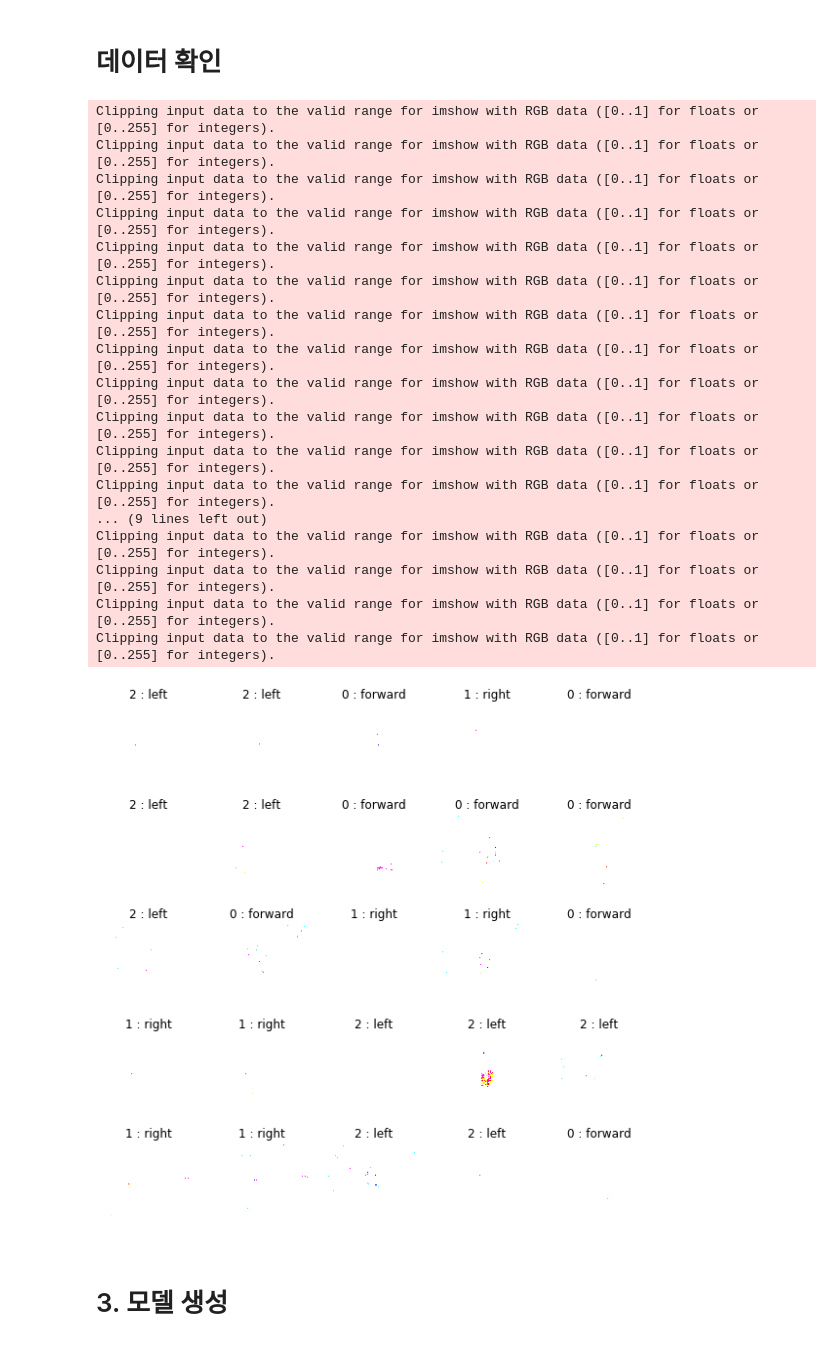
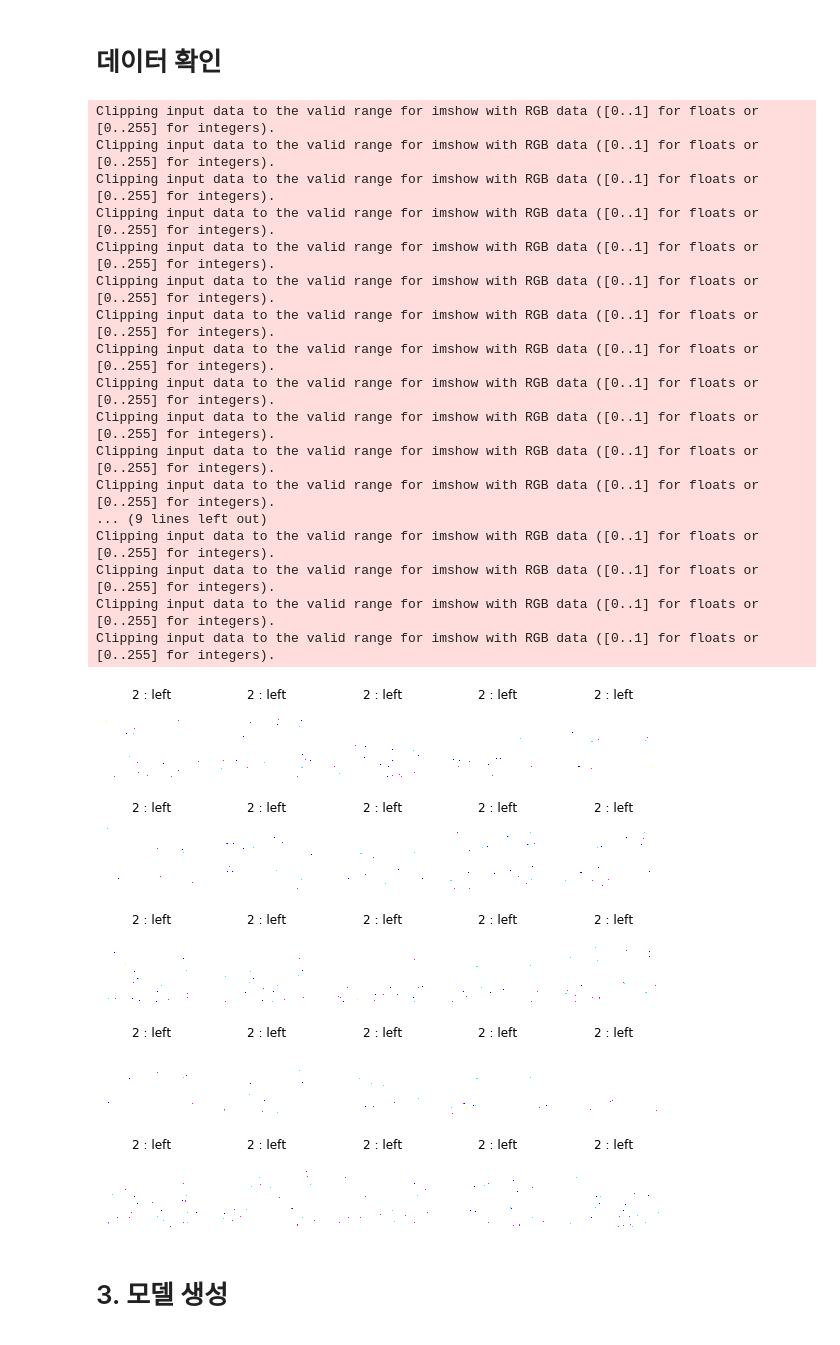
Before and after one commit to A1-PONATA/Hayoung, a Jupyter notebook: motion_model_test/motion_model_test1.ipynb, the cells around one changed output. Drawn from its saved outputs; the diff is of its cells as text; code cells hidden in the pictures.

Commit message:
new motion model

```diff
--- a/motion_model_test/motion_model_test1.ipynb
+++ b/motion_model_test/motion_model_test1.ipynb
@@ -22,11 +22,11 @@ import glob
 import sys
 from sklearn.model_selection import train_test_split
 
-x_train = np.empty((0, 320, 320, 3))
+x_train = np.empty((0, 180, 240, 3))
 y_train = np.empty((0, 3))
 print(y_train.shape)
 
-training_data = glob.glob('/home/pirl/Desktop/only_stage_motion_npz/*.npz')
+training_data = glob.glob('/home/pirl/Desktop/motion_prepro_fin2/*.npz')
 #print(training_data)
 idx=1
 for single_npz in training_data:
@@ -34,15 +34,18 @@ for single_npz in training_data:
         #print(data.files)
         x = data['train']
         y = data['training_labels']
-        print(x.shape)
-    x = np.reshape(x, (-1, 320, 320, 3))
+        print(x.shape, y.shape)
+    x = np.reshape(x, (-1, 180, 240, 3))
+    y_temp=np.empty((0,3))
+    for i in range(1000):
+        y_temp=np.vstack((y_temp,y))
 
     x_train = np.vstack((x_train, x))
-    y_train = np.vstack((y_train, y))
+    y_train = np.vstack((y_train, y_temp))
     #print(idx)
     idx+=1
 print(x_train.shape)
-# train test split, 7:3
+#train test split, 7:3
 x_train, x_test, y_train, y_test = train_test_split(x_train, y_train, test_size=0.3, random_state = 42)
 
 y_train = y_train[:,:]
@@ -97,45 +94,45 @@ plt.rcParams["figure.figsize"] = (10,10)
 f, axarr = plt.subplots(plt_row, plt_col)
 
 for i in range(plt_row*plt_col):
-
+    #print(x_train[i])
     sub_plt = axarr[int(i/plt_row), int(i%plt_col)]
     sub_plt.axis('off')
-    sub_plt.imshow(x_train[i].reshape(320, 320,3))
+    sub_plt.imshow(x_train[i].reshape(180, 240,3))
 
-    label = np.argmax(y_train[i])
+    label = np.argmax(y_train)
 
     if label == 2 :
         direction = 'left'
     elif label == 1:
         direction = 'right'
     elif label == 0:
         direction = 'forward'
 #     elif label == 3:
 #         direction = 'backward'
 
     sub_plt_title = str(label) + " : " + direction
     sub_plt.set_title(sub_plt_title)
 
 plt.show()
 # %% [output]
 Clipping input data to the valid range for imshow with RGB data ([0..1] for floats or [0..255] for integers).
 Clipping input data to the valid range for imshow with RGB data ([0..1] for floats or [0..255] for integers).
 Clipping input data to the valid range for imshow with RGB data ([0..1] for floats or [0..255] for integers).
 Clipping input data to the valid range for imshow with RGB data ([0..1] for floats or [0..255] for integers).
 Clipping input data to the valid range for imshow with RGB data ([0..1] for floats or [0..255] for integers).
 Clipping input data to the valid range for imshow with RGB data ([0..1] for floats or [0..255] for integers).
 Clipping input data to the valid range for imshow with RGB data ([0..1] for floats or [0..255] for integers).
 Clipping input data to the valid range for imshow with RGB data ([0..1] for floats or [0..255] for integers).
 Clipping input data to the valid range for imshow with RGB data ([0..1] for floats or [0..255] for integers).
 Clipping input data to the valid range for imshow with RGB data ([0..1] for floats or [0..255] for integers).
 Clipping input data to the valid range for imshow with RGB data ([0..1] for floats or [0..255] for integers).
 Clipping input data to the valid range for imshow with RGB data ([0..1] for floats or [0..255] for integers).
 ... (9 lines left out)
 Clipping input data to the valid range for imshow with RGB data ([0..1] for floats or [0..255] for integers).
 Clipping input data to the valid range for imshow with RGB data ([0..1] for floats or [0..255] for integers).
 Clipping input data to the valid range for imshow with RGB data ([0..1] for floats or [0..255] for integers).
 Clipping input data to the valid range for imshow with RGB data ([0..1] for floats or [0..255] for integers).
-[figure, old version]
+[figure, new version]
 # %% [markdown]
 # 3. 모델 생성
 # %%
```
Also changed, not shown: parts of 12 cells of this notebook, 3 other files.
